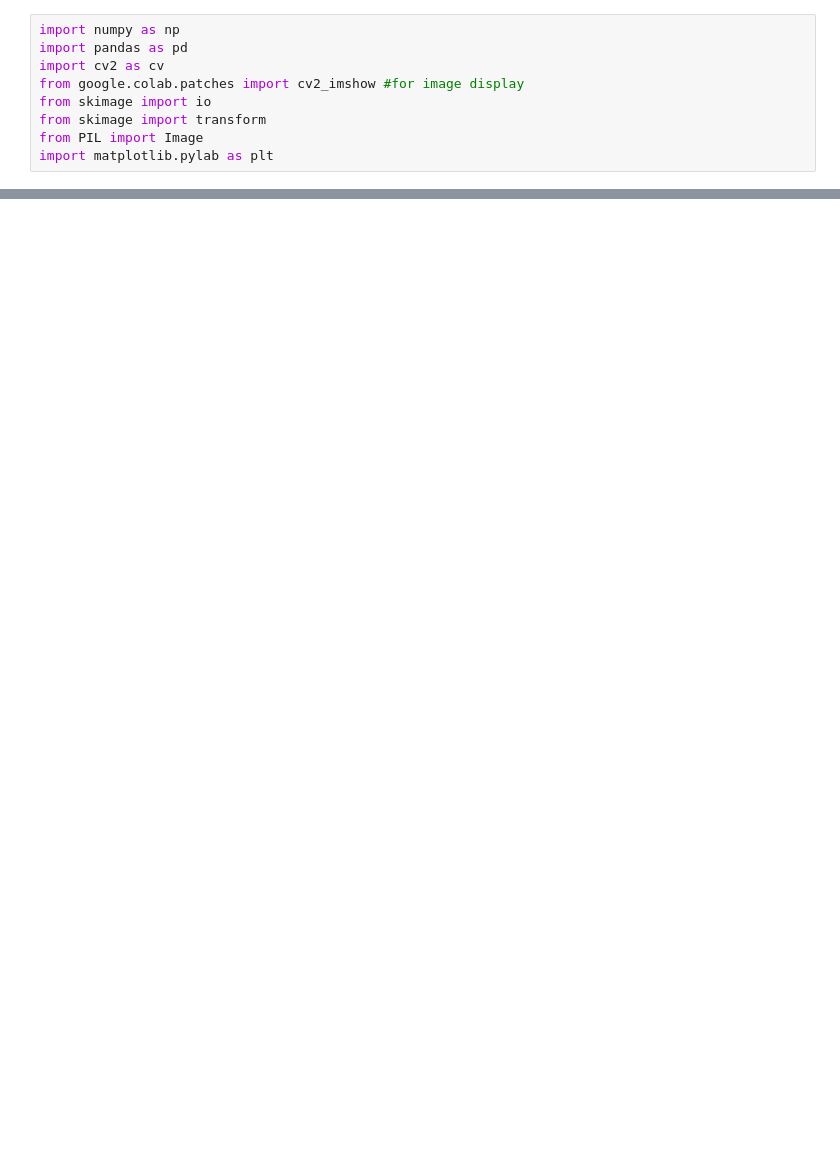
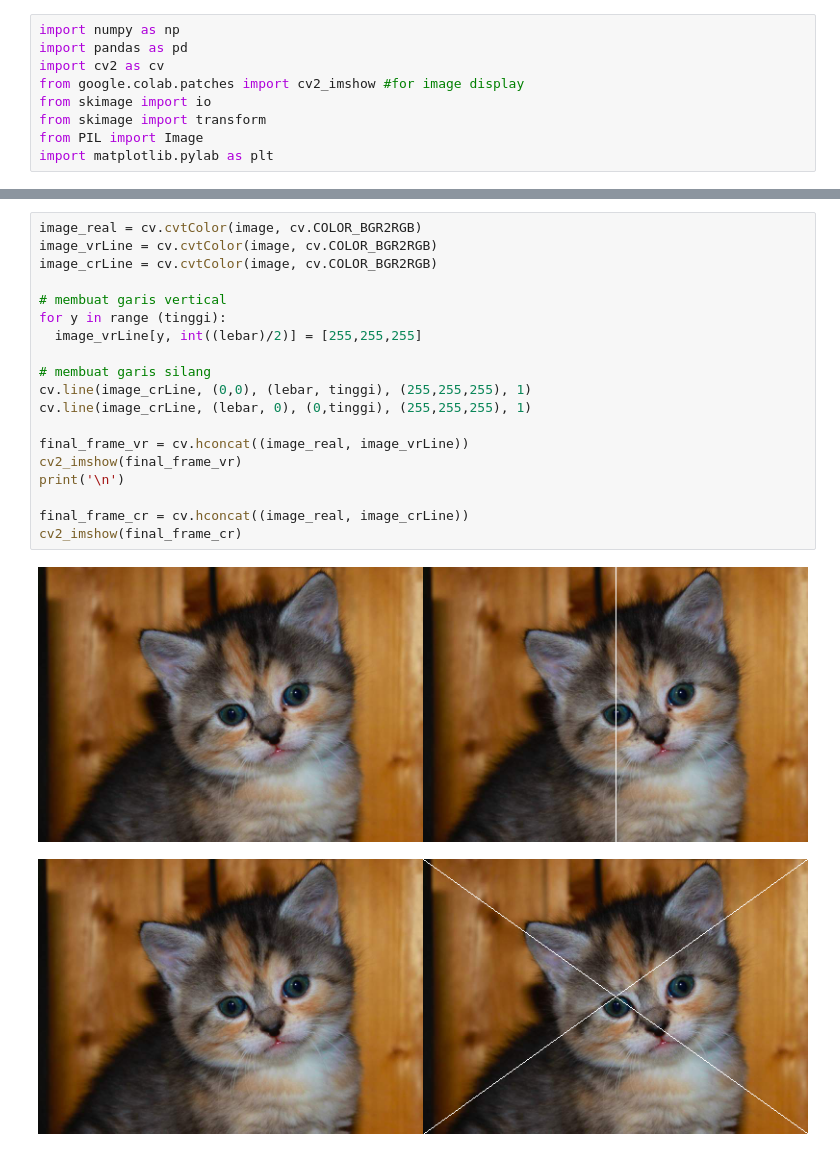
Before and after one commit to nabilahaffryda/PVCK_Genap_2021, a Jupyter notebook: Week1.ipynb, the cells around one changed output, grey strips where cells are left out. Drawn from its saved outputs; the diff is of its cells as text; blank space fills up the shorter version.

```diff
--- a/Week1.ipynb
+++ b/Week1.ipynb
@@ -49,0 +50,22 @@ cv2_imshow(final_frame)
+# %%
+image_real = cv.cvtColor(image, cv.COLOR_BGR2RGB)
+image_vrLine = cv.cvtColor(image, cv.COLOR_BGR2RGB)
+image_crLine = cv.cvtColor(image, cv.COLOR_BGR2RGB)
+
+# membuat garis vertical
+for y in range (tinggi):
+  image_vrLine[y, int((lebar)/2)] = [255,255,255]
+
+# membuat garis silang
+cv.line(image_crLine, (0,0), (lebar, tinggi), (255,255,255), 1)
+cv.line(image_crLine, (lebar, 0), (0,tinggi), (255,255,255), 1)
+
+final_frame_vr = cv.hconcat((image_real, image_vrLine))
+cv2_imshow(final_frame_vr)
+print('\n')
+
+final_frame_cr = cv.hconcat((image_real, image_crLine))
+cv2_imshow(final_frame_cr)
+# %% [output]
+[figure, added]
+[figure, added]
```
Also changed, not shown: parts of 3 cells of this notebook.
